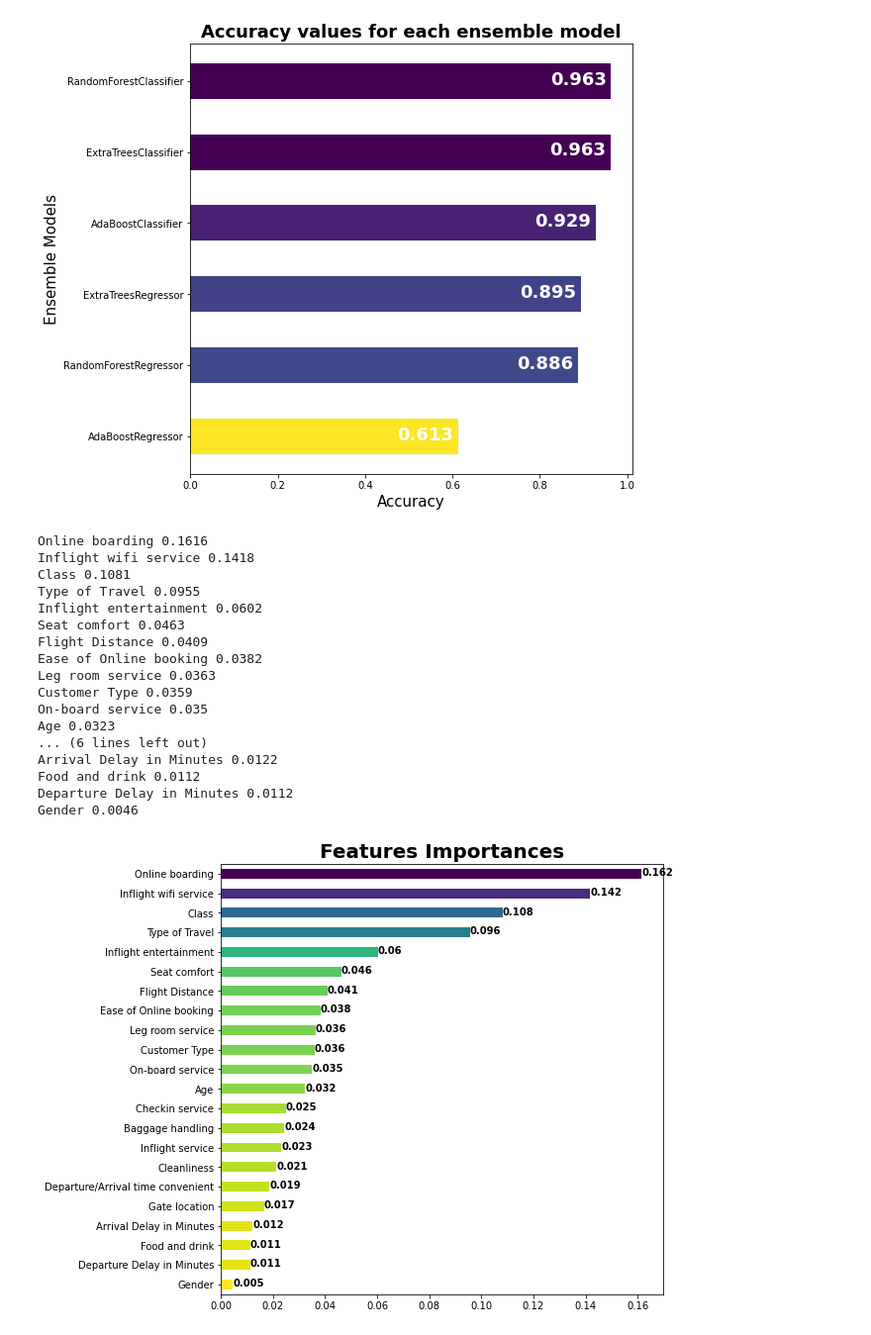
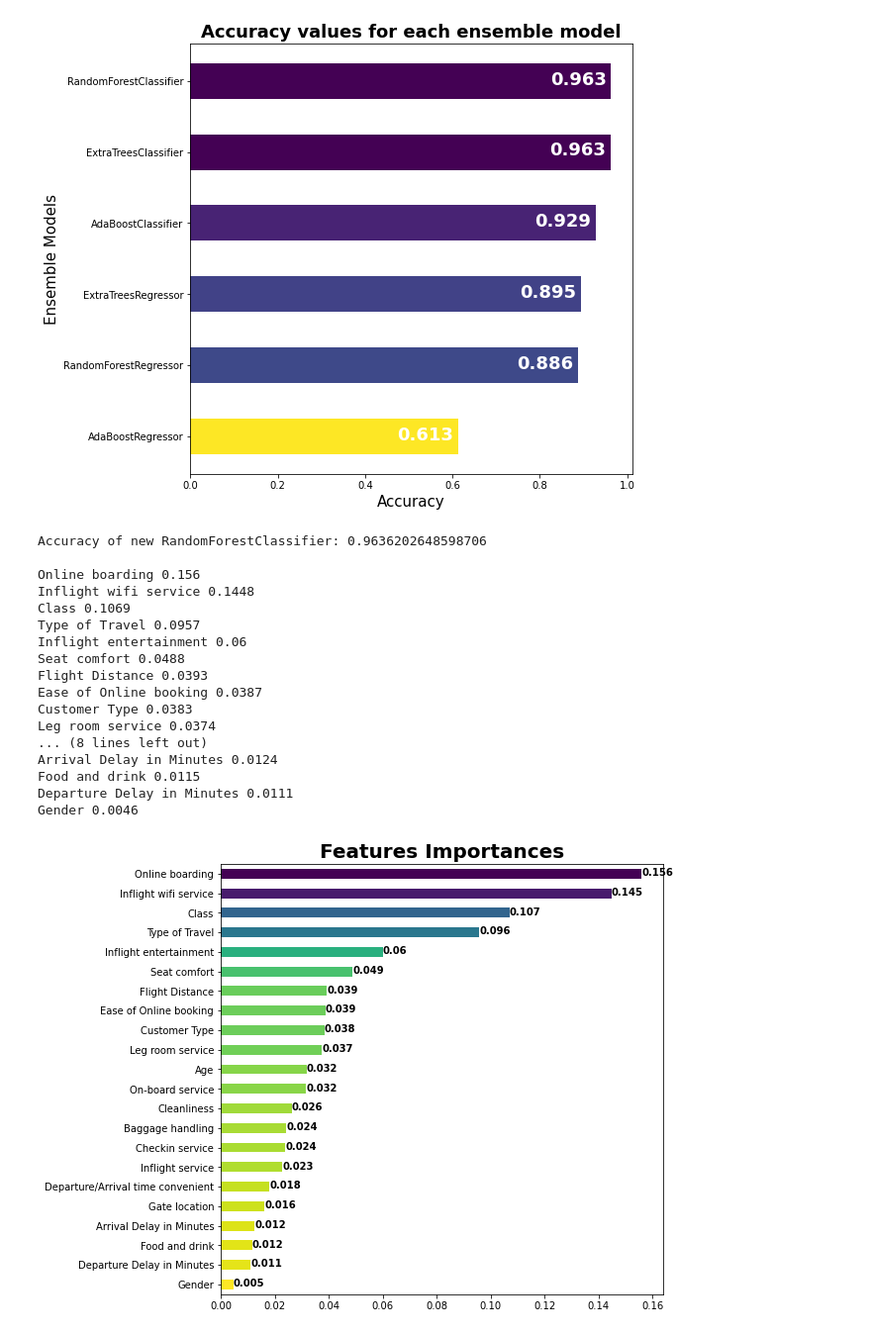
Before and after one commit to dynle/2020f-ML, a Jupyter notebook: project/airlinesatisfaction/code.ipynb, the cells around one changed output. Shown at 99% size. Saved outputs shown, nothing was run; the diff lists cells and outputs as text; code cells hidden in the pictures.

```diff
--- a/project/airlinesatisfaction/code.ipynb
+++ b/project/airlinesatisfaction/code.ipynb
@@ -271,35 +271,54 @@ plt.title('Accuracy values for each ensemble model',fontsize=18,fontweight='bold
 plt.show()
 # %% [output]
 [figure]
+# %%
+from sklearn.model_selection import GridSearchCV
+param_grid={
+    'n_estimators':[150,200,250,300],
+    'max_depth':[None,6],
+    'min_samples_split':[0.1,2],
+    'max_features':['auto','sqrt','log2'],
+    'random_state':[None,1,3,5,7,9],
+}
+
+estimator=RandomForestClassifier()
+
+grid_search = GridSearchCV(estimator=estimator,param_grid=param_grid,n_jobs=-1)
+grid_search.fit(x_train,y_train)
+
+print(grid_search.best_params_)
 # %%
-dic=dict(zip(x_train.columns,clf.feature_importances_))
+clf_best=RandomForestClassifier(n_estimators=250,max_depth=None,min_samples_split=2,max_features='sqrt',random_state=3)
+clf_best.fit(x_train,y_train)
+print(f"Accuracy of new RandomForestClassifier: {clf_best.score(x_test,y_test)}\n")
+dic=dict(zip(x_train.columns,clf_best.feature_importances_))
 for item in sorted(dic.items(), key=lambda x: x[1], reverse=True):
     print(item[0],round(item[1],4))
 # %% [output]
-Online boarding 0.1616
-Inflight wifi service 0.1418
-Class 0.1081
-Type of Travel 0.0955
-Inflight entertainment 0.0602
-Seat comfort 0.0463
-Flight Distance 0.0409
-Ease of Online booking 0.0382
-Leg room service 0.0363
-Customer Type 0.0359
-On-board service 0.035
-Age 0.0323
-... (6 lines left out)
-Arrival Delay in Minutes 0.0122
-Food and drink 0.0112
-Departure Delay in Minutes 0.0112
+Accuracy of new RandomForestClassifier: 0.9636202648598706
+
+Online boarding 0.156
+Inflight wifi service 0.1448
+Class 0.1069
+Type of Travel 0.0957
+Inflight entertainment 0.06
+Seat comfort 0.0488
+Flight Distance 0.0393
+Ease of Online booking 0.0387
+Customer Type 0.0383
+Leg room service 0.0374
+... (8 lines left out)
+Arrival Delay in Minutes 0.0124
+Food and drink 0.0115
+Departure Delay in Minutes 0.0111
 Gender 0.0046
 # %%
-importances_sorted = pd.Series(data=clf.feature_importances_,index= x_train.columns).sort_values()
+importances_sorted = pd.Series(data=clf_best.feature_importances_,index= x_train.columns).sort_values()
 plt.figure(figsize=(8,8))
 importances_sorted.plot(kind='barh',color=my_cmap(rescale(importances_sorted)))
 for i, v in enumerate(importances_sorted):
     plt.text(v,i-.1,str(round(v,3)),color='black',fontweight='bold')
 plt.title('Features Importances',fontweight='bold',fontsize=20)
 plt.show()
 # %% [output]
-[figure, old version]
+[figure, new version]
```
Also changed, not shown: 1 other file.
